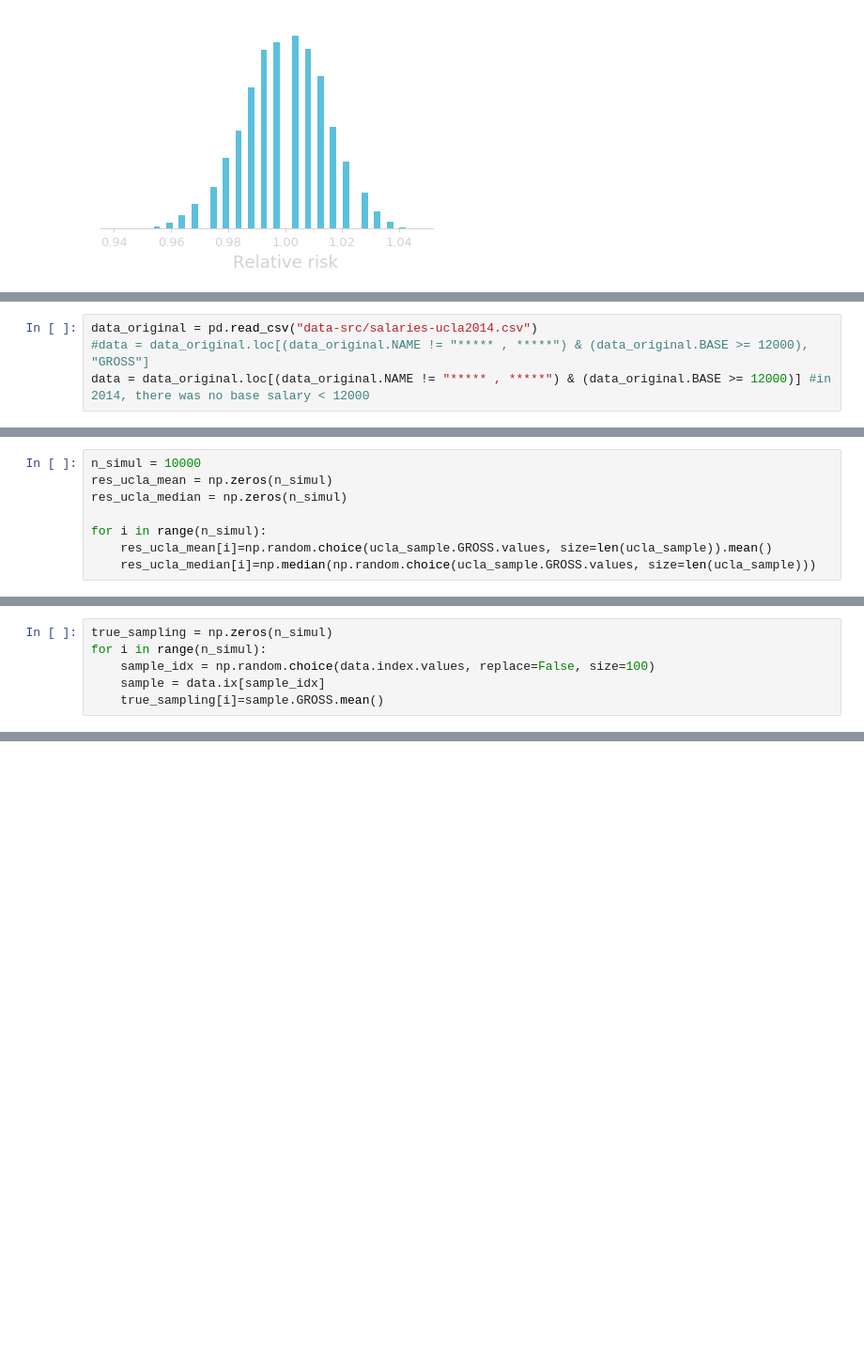
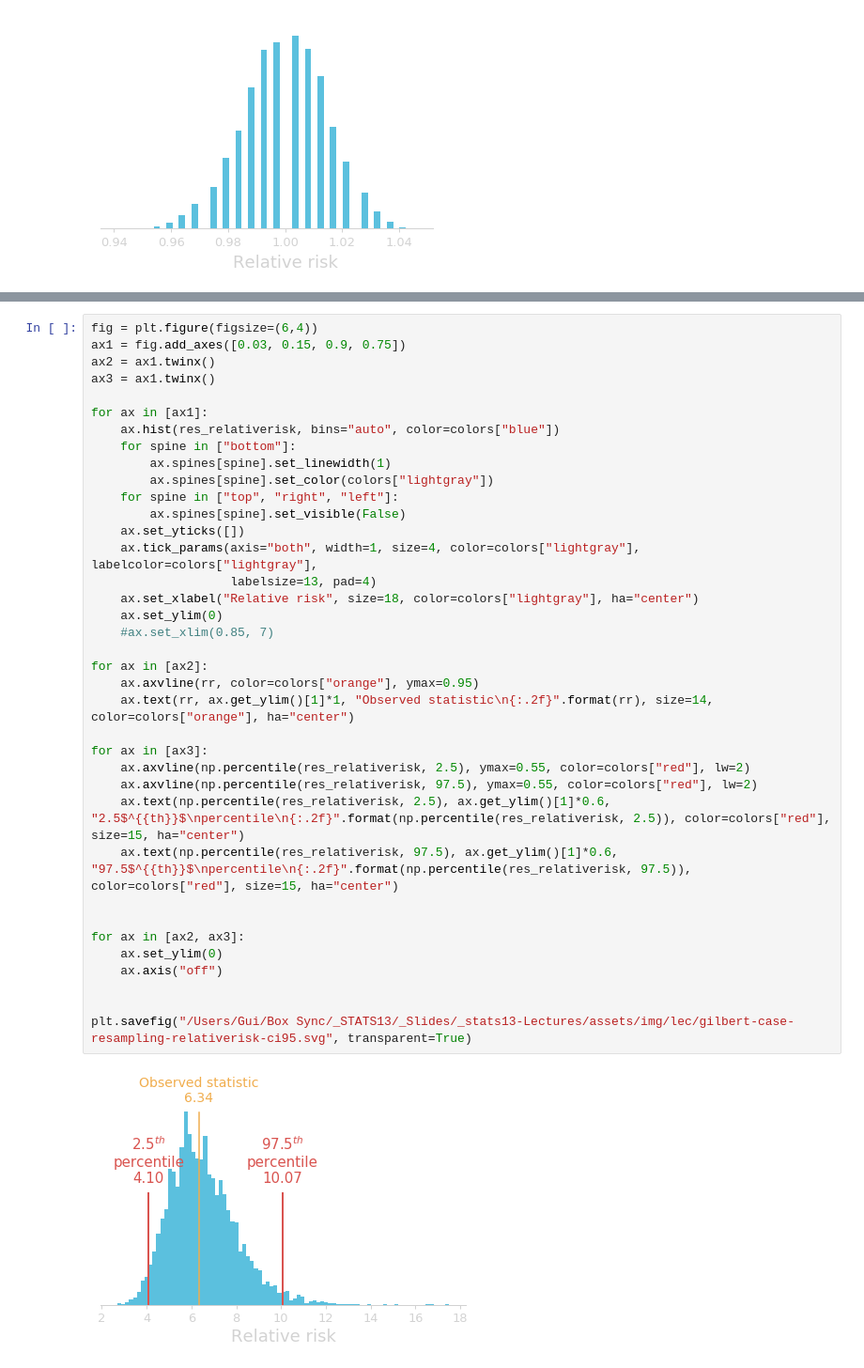
Before and after one commit to gcalmettes/stats13-slides, a Jupyter notebook: notebook-fig/figs-slides-5-comparing-two-proportions.ipynb, the cells around one changed output, grey strips where cells are left out. Shown at 94% size. Saved outputs shown, nothing was run; the diff lists cells and outputs as text; blank space fills up the shorter version.

```diff
--- a/notebook-fig/figs-slides-5-comparing-two-proportions.ipynb
+++ b/notebook-fig/figs-slides-5-comparing-two-proportions.ipynb
@@ -326,4 +283,0 @@ for i in range(n_simul):
-# %%
-data_original = pd.read_csv("data-src/salaries-ucla2014.csv")
-#data = data_original.loc[(data_original.NAME != "***** , *****") & (data_original.BASE >= 12000), "GROSS"]
-data = data_original.loc[(data_original.NAME != "***** , *****") & (data_original.BASE >= 12000)] #in 2014, there was no base salary < 12000
@@ -728,8 +283,0 @@ plt.savefig("/Users/Gui/Box Sync/_STATS13/_Slides/_stats13-Lectures/assets/img/l
-# %%
-n_simul = 10000
-res_ucla_mean = np.zeros(n_simul)
-res_ucla_median = np.zeros(n_simul)
-
-for i in range(n_simul):
-    res_ucla_mean[i]=np.random.choice(ucla_sample.GROSS.values, size=len(ucla_sample)).mean()
-    res_ucla_median[i]=np.median(np.random.choice(ucla_sample.GROSS.values, size=len(ucla_sample)))
@@ -912,6 +283,0 @@ plt.savefig("/Users/Gui/Box Sync/_STATS13/_Slides/_stats13-Lectures/assets/img/l
-# %%
-true_sampling = np.zeros(n_simul)
-for i in range(n_simul):
-    sample_idx = np.random.choice(data.index.values, replace=False, size=100)
-    sample = data.ix[sample_idx]
-    true_sampling[i]=sample.GROSS.mean()
@@ -1082,0 +317,39 @@ array([ 1.,  2.,  3.,  4.])
+# %%
+fig = plt.figure(figsize=(6,4))
+ax1 = fig.add_axes([0.03, 0.15, 0.9, 0.75])
+ax2 = ax1.twinx()
+ax3 = ax1.twinx()
+
+for ax in [ax1]:
+    ax.hist(res_relativerisk, bins="auto", color=colors["blue"])
+    for spine in ["bottom"]:
+        ax.spines[spine].set_linewidth(1)
+        ax.spines[spine].set_color(colors["lightgray"])
+    for spine in ["top", "right", "left"]:
+        ax.spines[spine].set_visible(False)
+    ax.set_yticks([])
+    ax.tick_params(axis="both", width=1, size=4, color=colors["lightgray"], labelcolor=colors["lightgray"],
+                   labelsize=13, pad=4)
+    ax.set_xlabel("Relative risk", size=18, color=colors["lightgray"], ha="center")
+    ax.set_ylim(0)
+    #ax.set_xlim(0.85, 7)
+
+for ax in [ax2]:
+    ax.axvline(rr, color=colors["orange"], ymax=0.95)
+    ax.text(rr, ax.get_ylim()[1]*1, "Observed statistic\n{:.2f}".format(rr), size=14, color=colors["orange"], ha="center")
+
+for ax in [ax3]:
+    ax.axvline(np.percentile(res_relativerisk, 2.5), ymax=0.55, color=colors["red"], lw=2)
+    ax.axvline(np.percentile(res_relativerisk, 97.5), ymax=0.55, color=colors["red"], lw=2)
+    ax.text(np.percentile(res_relativerisk, 2.5), ax.get_ylim()[1]*0.6, "2.5$^{{th}}$\npercentile\n{:.2f}".format(np.percentile(res_relativerisk, 2.5)), color=colors["red"], size=15, ha="center")
+    ax.text(np.percentile(res_relativerisk, 97.5), ax.get_ylim()[1]*0.6, "97.5$^{{th}}$\npercentile\n{:.2f}".format(np.percentile(res_relativerisk, 97.5)), color=colors["red"], size=15, ha="center")
+
+
+for ax in [ax2, ax3]:
+    ax.set_ylim(0)
+    ax.axis("off")
+
+
+plt.savefig("/Users/Gui/Box Sync/_STATS13/_Slides/_stats13-Lectures/assets/img/lec/gilbert-case-resampling-relativerisk-ci95.svg", transparent=True)
+# %% [output]
+[figure, added]
```
Also changed, not shown: parts of 64 cells of this notebook, 2 other files.
